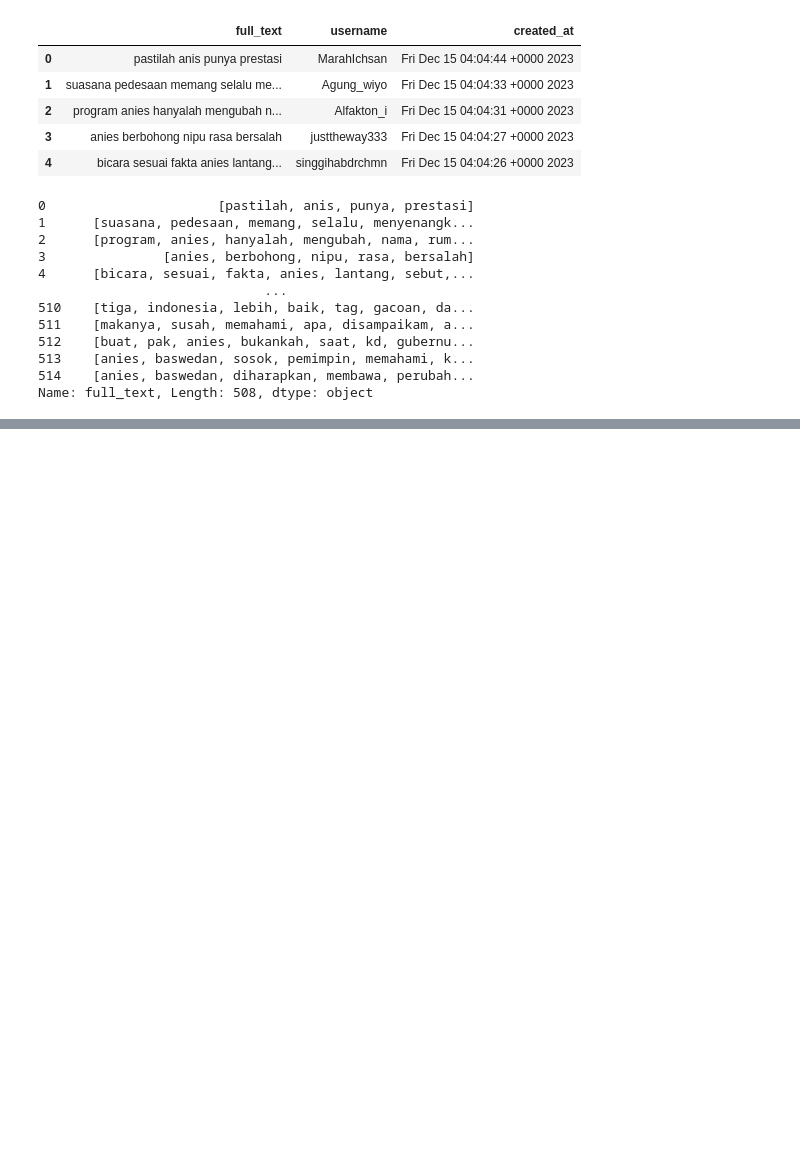
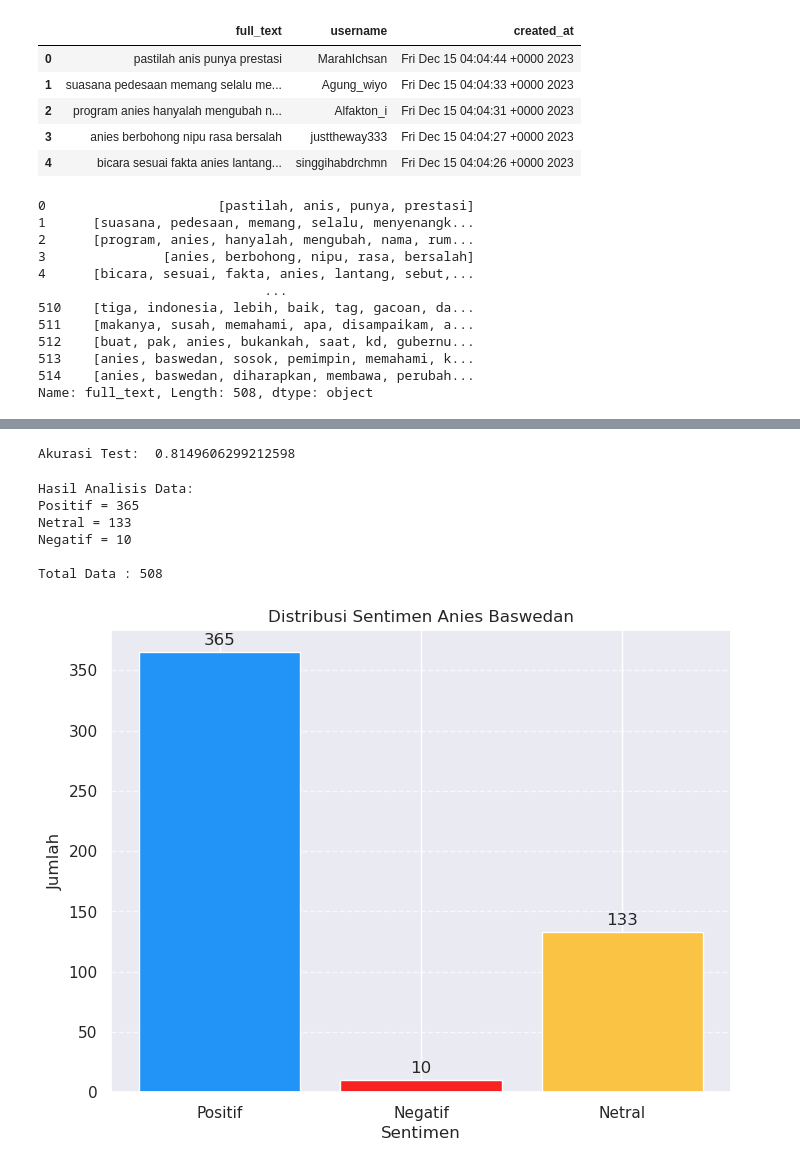
Before and after one commit to m-nahrowi/SentimenAnalisisDebatCapresiD, a Jupyter notebook: sentimen.ipynb, the cells around one changed output, grey strips where cells are left out. Cells and saved outputs as stored; diff of their text form; code cells hidden in the pictures; blank space fills up the shorter version.

Commit message:
Add  "analisis dengan Naive Bayes"

```diff
--- a/sentimen.ipynb
+++ b/sentimen.ipynb
@@ -206,0 +412,3 @@ anies baswedan harap bawa ubah positif tata kelola negara beri solusi konkret ma
+# %%
+dataset = data.drop(['full_text'], axis=1, inplace = False)
+dataset = [tuple(x) for x in dataset.to_records(index=False)]
@@ -206,0 +441,39 @@ anies baswedan harap bawa ubah positif tata kelola negara beri solusi konkret ma
+# %%
+from textblob.classifiers import NaiveBayesClassifier
+cl = NaiveBayesClassifier(train_set)
+print("Akurasi Test: ", cl.accuracy(dataset))
+# %% [output]
+Akurasi Test:  0.8149606299212598
+# %%
+data_tweet = list(data['tweet_english'])
+polaritas = 0
+
+status = []
+total_positif = total_negatif = total_netral = total = 0
+
+for i, tweet in enumerate(data_tweet):
+    analysis = TextBlob(tweet,classifier=cl)
+    polaritas += analysis.polarity
+
+    if analysis.classify() == 'Positif':
+        total_positif += 1
+
+    elif analysis.classify() == 'Netral':
+        total_netral += 1
+
+    else :
+        total_negatif += 1
+
+
+    status.append(analysis.classify())
+    total += 1
+
+print(f"Hasil Analisis Data:\nPositif = {total_positif}\nNetral = {total_netral}\nNegatif = {total_negatif}")
+print(f"\nTotal Data : {total}")
+# %% [output]
+Hasil Analisis Data:
+Positif = 365
+Netral = 133
+Negatif = 10
+
+Total Data : 508
@@ -206,0 +483,31 @@ anies baswedan harap bawa ubah positif tata kelola negara beri solusi konkret ma
+# %%
+import seaborn as sns
+
+sns.set_theme()
+
+labels = ['Positif', 'Negatif', 'Netral']
+counts = [total_positif, total_negatif, total_netral]
+
+def show_bar_chart(labels, counts, title):
+    fig, ax = plt.subplots(figsize=(8,6))
+    bars = ax.bar(labels, counts, color=['#2394f7', '#f72323', '#fac343'])
+
+    for bar, count in zip(bars, counts):
+        height = bar.get_height()
+        ax.annotate(f'{count}', xy = (bar.get_x()+ bar.get_width()/2, height),
+                    xytext = (0,3),
+                    textcoords = "offset points",
+                    ha = 'center', va = 'bottom'
+
+                    )
+    ax.grid(axis='y', linestyle = '--', alpha=0.7)
+
+    ax.set_xlabel('Sentimen')
+    ax.set_ylabel('Jumlah')
+    ax.set_title(title)
+
+    plt.show()
+
+show_bar_chart(labels, counts, "Distribusi Sentimen Anies Baswedan")
+# %% [output]
+[figure, added]
```
Also changed, not shown: parts of 18 cells of this notebook, 1 other file.
